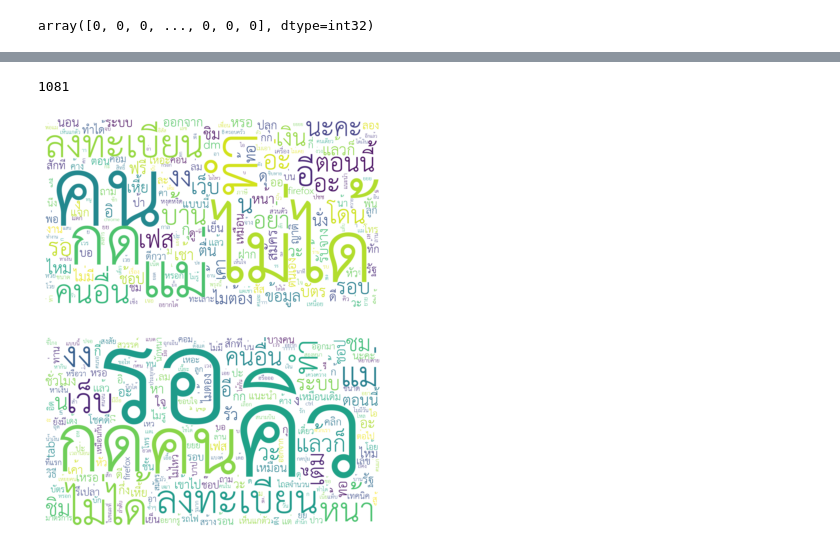
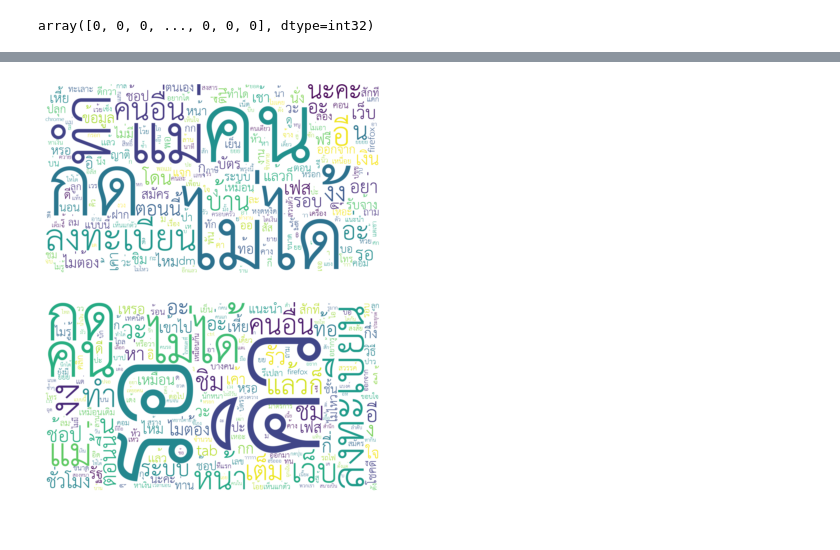
Before and after one commit to NAzT/dsc-hw-nlp-wc, a Jupyter notebook: text-classify.ipynb, the cells around one changed output, grey strips where cells are left out. Cells and saved outputs as stored; diff of their text form; code cells hidden in the pictures.

```diff
--- a/text-classify.ipynb
+++ b/text-classify.ipynb
@@ -362,4 +348,0 @@ for i in range(n_clusters):
-# %%
-len(cls[1])
-# %% [output]
-1081
@@ -366,13 +351,13 @@ len(cls[1])
+# %%
+wordCloud(flatten(l_cls0))
+# %% [output]
+[figure, added]
 # %%
-# class 1 ด่า
-wordCloud(cls[0])
+# cls[0]
-# %% [output]
-[figure, removed]
 # %%
 # class 2 รอ
-
-wordCloud(cls[1])
+wordCloud(flatten(l_cls1))
 # %% [output]
-[figure, old version]
+[figure, new version]
 # %%
 #class 3 ลงทะเบียน
```
Also changed, not shown: parts of 58 cells of this notebook.
